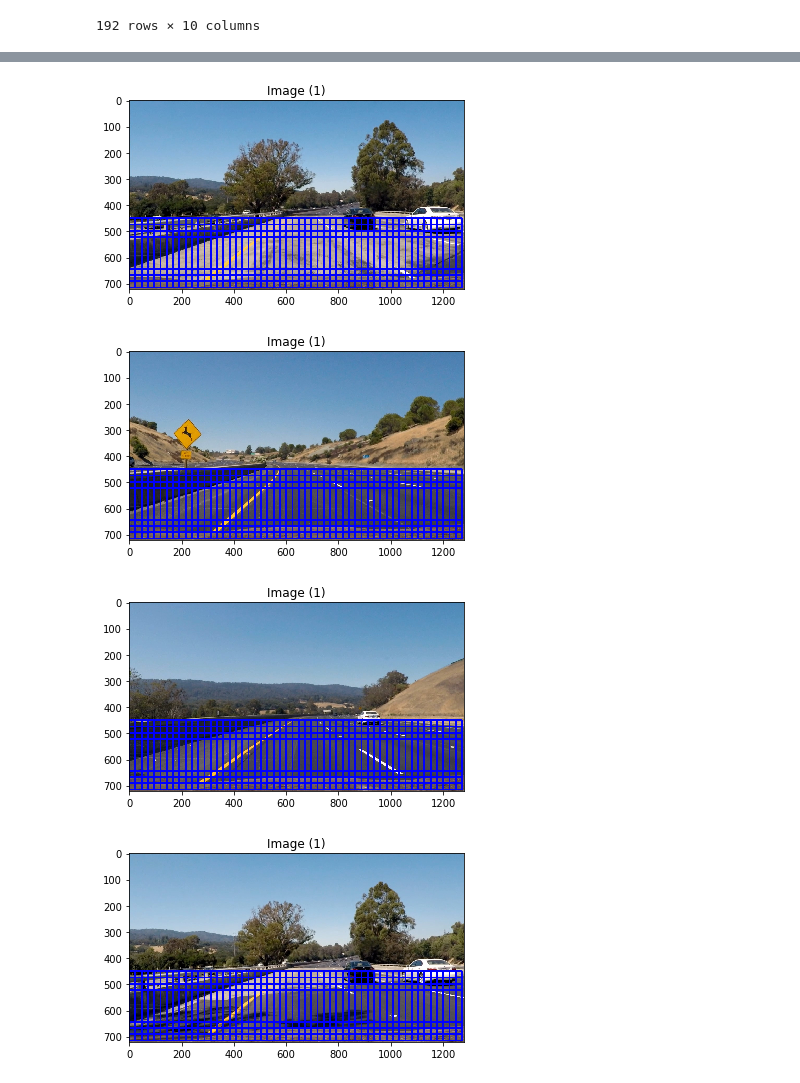
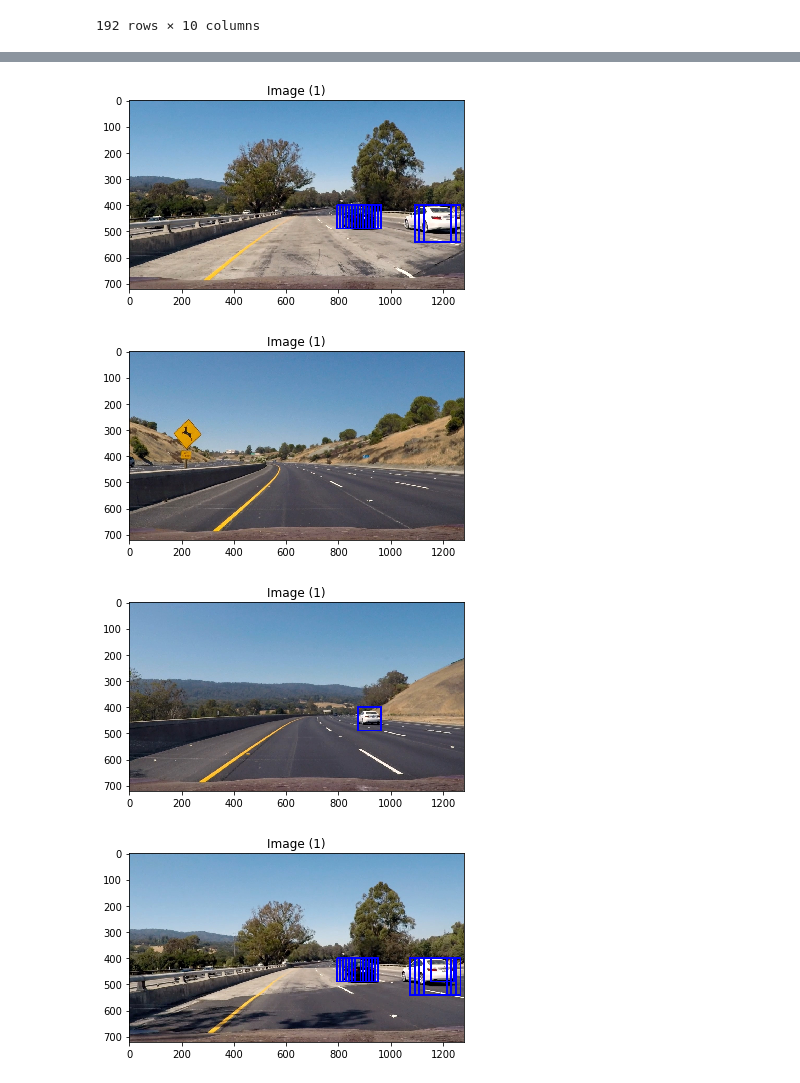
Before and after one commit to romkof/CarND-Vehicle-Detection, a Jupyter notebook: Vehicle-Detection.ipynb, the cells around one changed output, grey strips where cells are left out. Saved outputs shown, nothing was run; the diff lists cells and outputs as text; code cells hidden in the pictures.

```diff
--- a/Vehicle-Detection.ipynb
+++ b/Vehicle-Detection.ipynb
@@ -7,7 +7,7 @@ import glob
 import matplotlib.pyplot as plt
 import pickle
 # %%
-def display_images(images, rows = 1, titles = None, is_gray = False):
+def display_images(images, rows = 1, titles = None, is_gray = False, hot_cmap =False):
     assert((titles is None)or (len(images) == len(titles)))
     n_images = len(images)
     if titles is None: titles = ['Image (%d)' % i for i in range(1,n_images + 1)]
@@ -18,7 +18,10 @@ def display_images(images, rows = 1, titles = None, is_gray = False):
         if is_gray or len(image.shape) == 2:
             image = image.reshape(image.shape[:2])
             plt.gray()
-        plt.imshow(image)
+        if hot_cmap:
+            plt.imshow(image, cmap='hot')
+        else:
+            plt.imshow(image)
         a.set_title(title)
 
     fig.set_size_inches(np.array(fig.get_size_inches()) * n_images)
@@ -425,4 +538,7 @@ def draw_boxes(img, bboxes, color=(0, 0, 255), thick=6):
 # %%
+from sklearn import svm, datasets
+from sklearn.model_selection import GridSearchCV
+
 car_features = extract_features(vehicles_images, color_space=colorspace,
                         spatial_size=spatial_size, hist_bins=hist_bins,
                         orient=orient, pix_per_cell=pix_per_cell,
@@ -457,7 +573,11 @@ print('Using:',orient,'orientations',pix_per_cell,
     'pixels per cell and', cell_per_block,'cells per block')
 print('Feature vector length:', len(X_train[0]))
 # Use a linear SVC
-svc = LinearSVC()
+
+parameters = {'kernel':('linear', 'rbf'), 'C':[1,5,7,10]}
+
+svc = svm.SVC()
+svc = GridSearchCV(svc, parameters, verbose=10)
 # Check the training time for the SVC
 t=time.time()
 svc.fit(X_train, y_train)
@@ -467,6 +587,8 @@ print(round(t2-t, 2), 'Seconds to train SVC...')
 print('Test Accuracy of SVC = ', round(svc.score(X_test, y_test), 4))
 # Check the prediction time for a single sample
 t=time.time()
+
+GridSearch_table_plot(svc, "kernel", negative=False)
 # %% [output]
 Using: 11 orientations 4 pixels per cell and 1 cells per block
 Feature vector length: 9264
@@ -691,24 +893,26 @@ def draw_car_boxes(image, colorspace, svc, X_scaler, orient, pix_per_cell, cell_
 # %%
-debug=True
+debug=False
+display_result=True
+filter_using_heat_map = False
 image = mpimg.imread('test_images/test1.jpg')
-draw_car_boxes(image, colorspace, svc, X_scaler, orient, pix_per_cell, cell_per_block, spatial_size, hist_bins,debug = debug)
+draw_car_boxes(image, colorspace, svc, X_scaler, orient, pix_per_cell, cell_per_block, spatial_size, hist_bins,debug = debug, display_result=display_result, filter_using_heat_map = filter_using_heat_map)
 
 image = mpimg.imread('test_images/test2.jpg')
-draw_car_boxes(image, colorspace, svc, X_scaler, orient, pix_per_cell, cell_per_block, spatial_size, hist_bins,debug = debug)
+draw_car_boxes(image, colorspace, svc, X_scaler, orient, pix_per_cell, cell_per_block, spatial_size, hist_bins,debug = debug, display_result=display_result, filter_using_heat_map = filter_using_heat_map)
 
 image = mpimg.imread('test_images/test3.jpg')
-draw_car_boxes(image, colorspace, svc, X_scaler, orient, pix_per_cell, cell_per_block, spatial_size, hist_bins,debug = debug)
+draw_car_boxes(image, colorspace, svc, X_scaler, orient, pix_per_cell, cell_per_block, spatial_size, hist_bins,debug = debug, display_result=display_result, filter_using_heat_map = filter_using_heat_map)
 
 image = mpimg.imread('test_images/test4.jpg')
-draw_car_boxes(image, colorspace, svc, X_scaler, orient, pix_per_cell, cell_per_block, spatial_size, hist_bins,debug = debug)
+draw_car_boxes(image, colorspace, svc, X_scaler, orient, pix_per_cell, cell_per_block, spatial_size, hist_bins,debug = debug, display_result=display_result, filter_using_heat_map = filter_using_heat_map)
 
 image = mpimg.imread('test_images/test5.jpg')
-draw_car_boxes(image, colorspace, svc, X_scaler, orient, pix_per_cell, cell_per_block, spatial_size, hist_bins,debug = debug)
+draw_car_boxes(image, colorspace, svc, X_scaler, orient, pix_per_cell, cell_per_block, spatial_size, hist_bins,debug = debug, display_result=display_result, filter_using_heat_map = filter_using_heat_map)
 
 image = mpimg.imread('test_images/test6.jpg')
-draw_car_boxes(image, colorspace, svc, X_scaler, orient, pix_per_cell, cell_per_block, spatial_size, hist_bins,debug = debug)
+draw_car_boxes(image, colorspace, svc, X_scaler, orient, pix_per_cell, cell_per_block, spatial_size, hist_bins,debug = debug, display_result=display_result, filter_using_heat_map = filter_using_heat_map)
 # %% [output]
-[figure, old version]
+[figure, new version]
-[figure, old version]
+[figure, new version]
-[figure, old version]
+[figure, new version]
-[figure, old version]
+[figure, new version]
```
Also changed, not shown: parts of 14 cells of this notebook, 3 other files.
